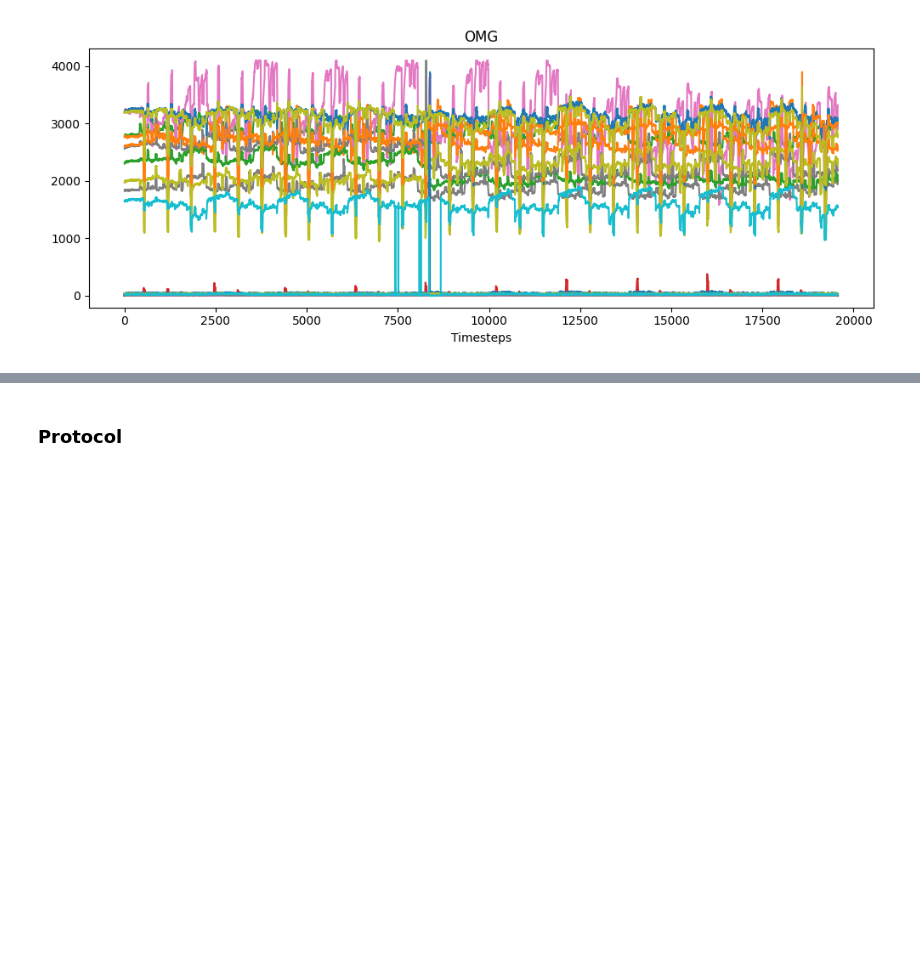
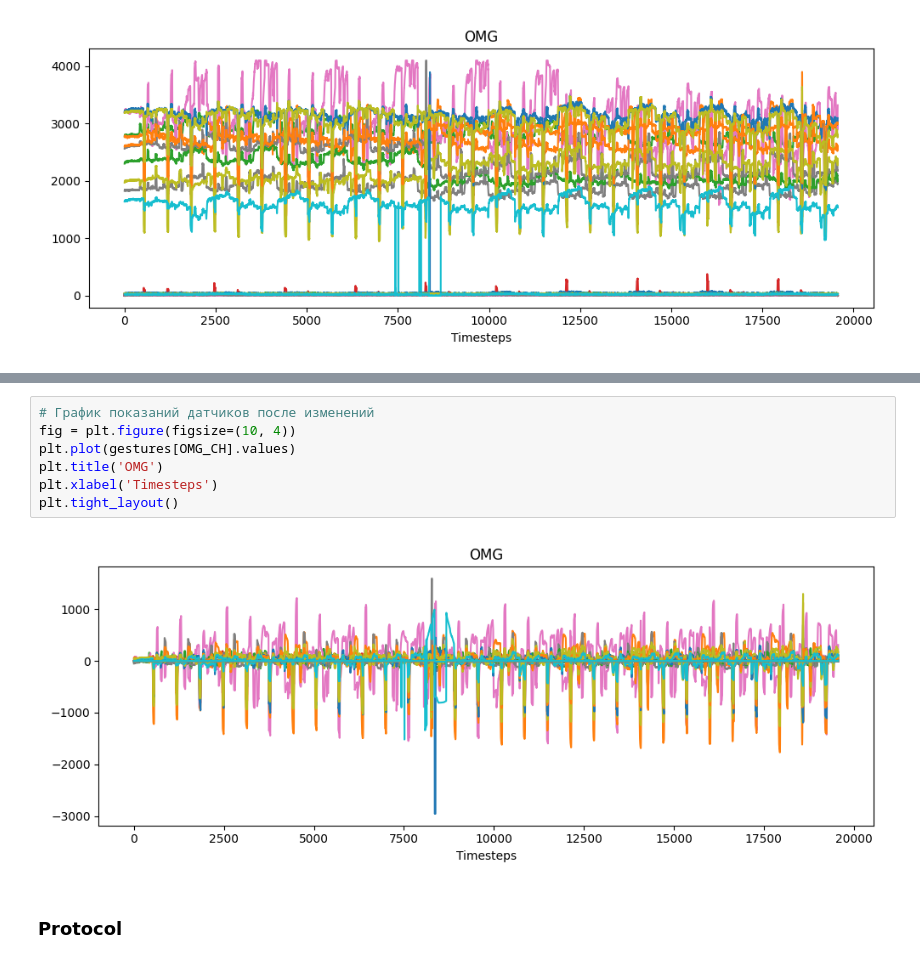
Before and after one commit to DenisBaburin/motorika_internship_team2, a Jupyter notebook: main.ipynb, the cells around one changed output, grey strips where cells are left out. Cells and saved outputs as stored; diff of their text form; blank space fills up the shorter version.

```diff
--- a/main.ipynb
+++ b/main.ipynb
@@ -149,3 +224,12 @@ plt.tight_layout()
+# %%
+# График показаний датчиков после изменений
+fig = plt.figure(figsize=(10, 4))
+plt.plot(gestures[OMG_CH].values)
+plt.title('OMG')
+plt.xlabel('Timesteps')
+plt.tight_layout()
+# %% [output]
+[figure, added]
 # %% [markdown]
 ### Protocol
 # %%
```
Also changed, not shown: parts of 35 cells of this notebook.
